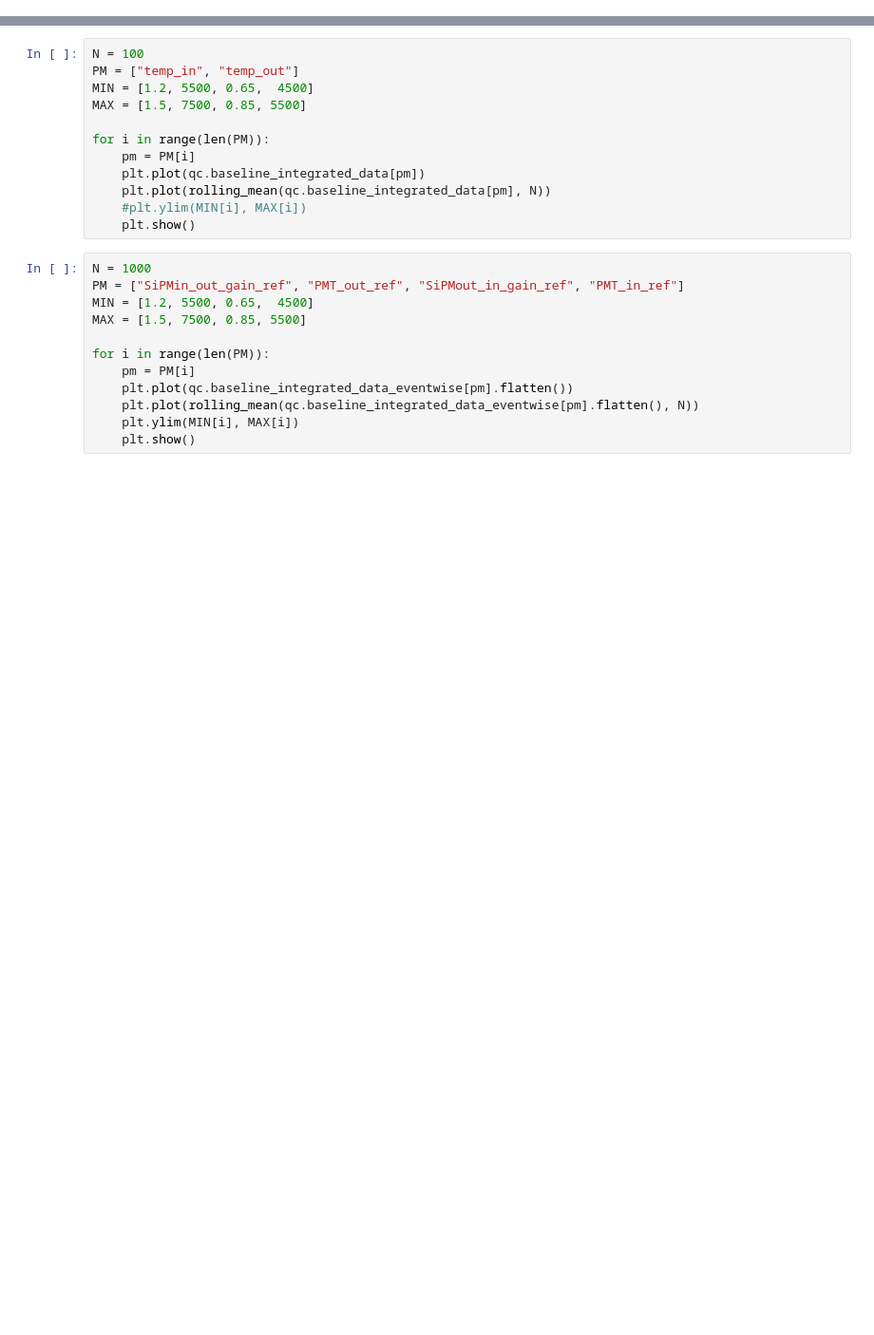
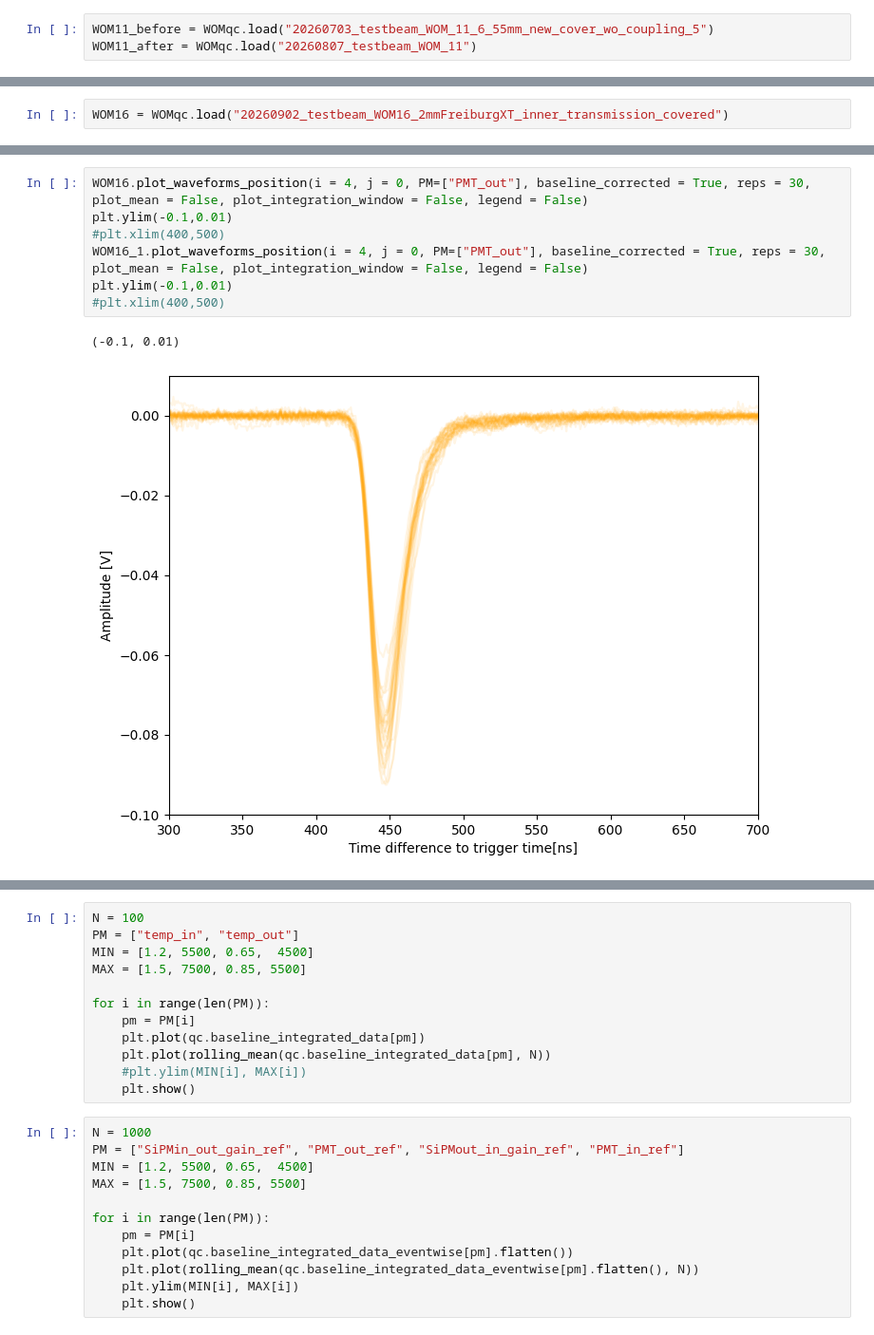
Before and after one commit to idawoestheinrich/wom_quality_control, a Jupyter notebook: code/analysis_ida.ipynb, the cells around one changed output, grey strips where cells are left out. Shown at 95% size. Saved outputs shown, nothing was run; the diff lists cells and outputs as text; blank space fills up the shorter version.

```diff
--- a/code/analysis_ida.ipynb
+++ b/code/analysis_ida.ipynb
@@ -17,0 +23,3 @@ from datetime import datetime, timedelta
+# %%
+WOM11_before = WOMqc.load("20260703_testbeam_WOM_11_6_55mm_new_cover_wo_coupling_5")
+WOM11_after = WOMqc.load("20260807_testbeam_WOM_11")
@@ -17,0 +44,2 @@ from datetime import datetime, timedelta
+# %%
+WOM16 = WOMqc.load("20260902_testbeam_WOM16_2mmFreiburgXT_inner_transmission_covered")
@@ -17,0 +64,10 @@ from datetime import datetime, timedelta
+# %%
+WOM16.plot_waveforms_position(i = 4, j = 0, PM=["PMT_out"], baseline_corrected = True, reps = 30, plot_mean = False, plot_integration_window = False, legend = False)
+plt.ylim(-0.1,0.01)
+#plt.xlim(400,500)
+WOM16_1.plot_waveforms_position(i = 4, j = 0, PM=["PMT_out"], baseline_corrected = True, reps = 30, plot_mean = False, plot_integration_window = False, legend = False)
+plt.ylim(-0.1,0.01)
+#plt.xlim(400,500)
+# %% [output]
+(-0.1, 0.01)
+[figure, added]
```
Also changed, not shown: parts of 59 cells of this notebook, 4 other files.
